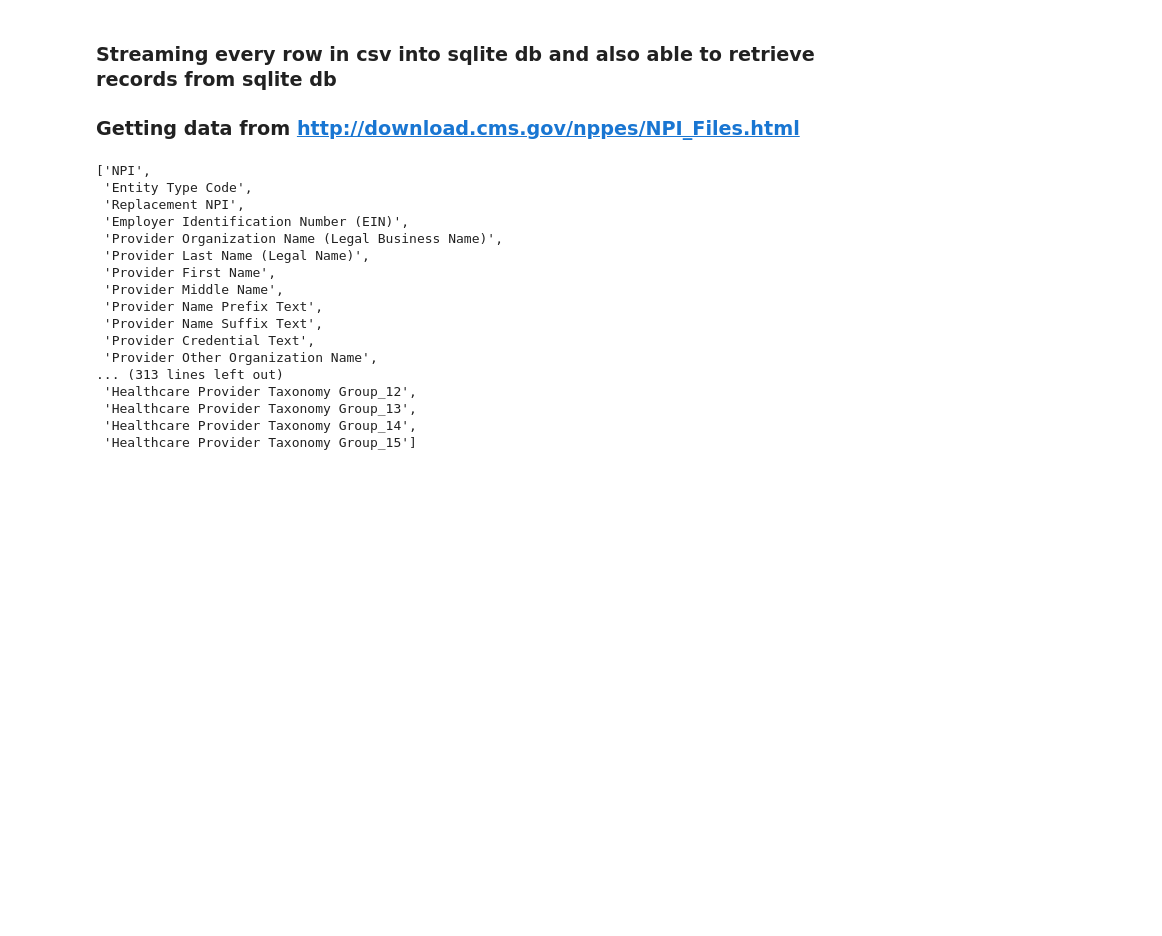
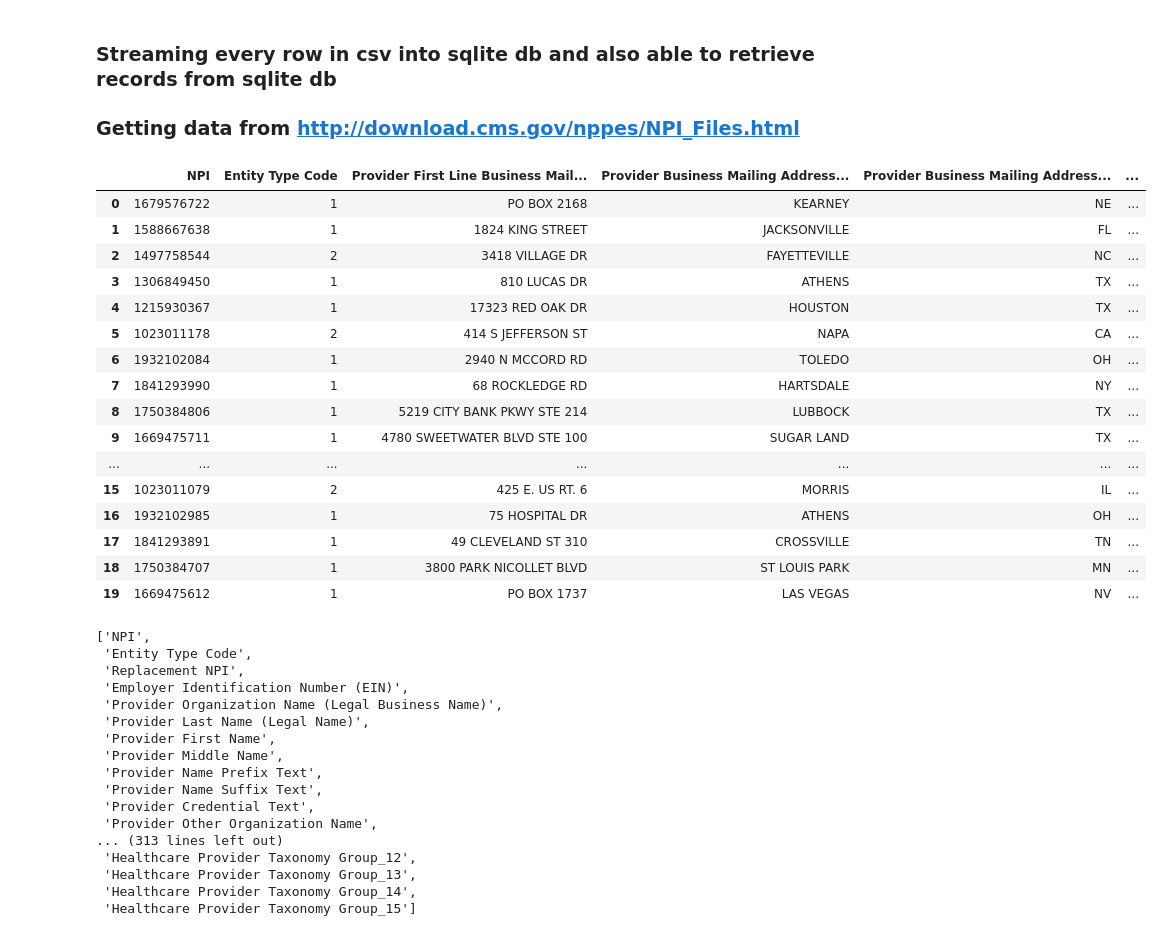
Before and after one commit to marioaburto10/single-page-streaming-app, a Jupyter notebook: jupyter_notebooks/data_streaming_2.ipynb, the cells around one changed output. Saved outputs shown, nothing was run; the diff lists cells and outputs as text; code cells hidden in the pictures; blank space fills up the shorter version.

```diff
--- a/data_streaming_2.ipynb
+++ b/jupyter_notebooks/data_streaming_2.ipynb
@@ -9,3 +11,26 @@ import datetime as dt # keep track of how long the data streaming is taking
+# %%
+df = pd.read_csv(file_path, nrows=20)
+df = df.dropna(axis=1)
+# len(list(df))
+df
+# %% [output]
+|  | NPI | Entity Type Code | Provider First Line Business Mail... | Provider Business Mailing Address... | Provider Business Mailing Address... | ... |
+| 0 | 1679576722 | 1 | PO BOX 2168 | KEARNEY | NE | ... |
+| 1 | 1588667638 | 1 | 1824 KING STREET | JACKSONVILLE | FL | ... |
+| 2 | 1497758544 | 2 | 3418 VILLAGE DR | FAYETTEVILLE | NC | ... |
+| 3 | 1306849450 | 1 | 810 LUCAS DR | ATHENS | TX | ... |
+| 4 | 1215930367 | 1 | 17323 RED OAK DR | HOUSTON | TX | ... |
+| 5 | 1023011178 | 2 | 414 S JEFFERSON ST | NAPA | CA | ... |
+| 6 | 1932102084 | 1 | 2940 N MCCORD RD | TOLEDO | OH | ... |
+| 7 | 1841293990 | 1 | 68 ROCKLEDGE RD | HARTSDALE | NY | ... |
+| 8 | 1750384806 | 1 | 5219 CITY BANK PKWY STE 214 | LUBBOCK | TX | ... |
+| 9 | 1669475711 | 1 | 4780 SWEETWATER BLVD STE 100 | SUGAR LAND | TX | ... |
+| ... | ... | ... | ... | ... | ... | ... |
+| 15 | 1023011079 | 2 | 425 E. US RT. 6 | MORRIS | IL | ... |
+| 16 | 1932102985 | 1 | 75 HOSPITAL DR | ATHENS | OH | ... |
+| 17 | 1841293891 | 1 | 49 CLEVELAND ST 310 | CROSSVILLE | TN | ... |
+| 18 | 1750384707 | 1 | 3800 PARK NICOLLET BLVD | ST LOUIS PARK | MN | ... |
+| 19 | 1669475612 | 1 | PO BOX 1737 | LAS VEGAS | NV | ... |
 # %%
 # Take a look into the csv file to see what the columns and firt five rows look like
 # list all column header names
```
Also changed, not shown: parts of 3 cells of this notebook, 3 other files.
